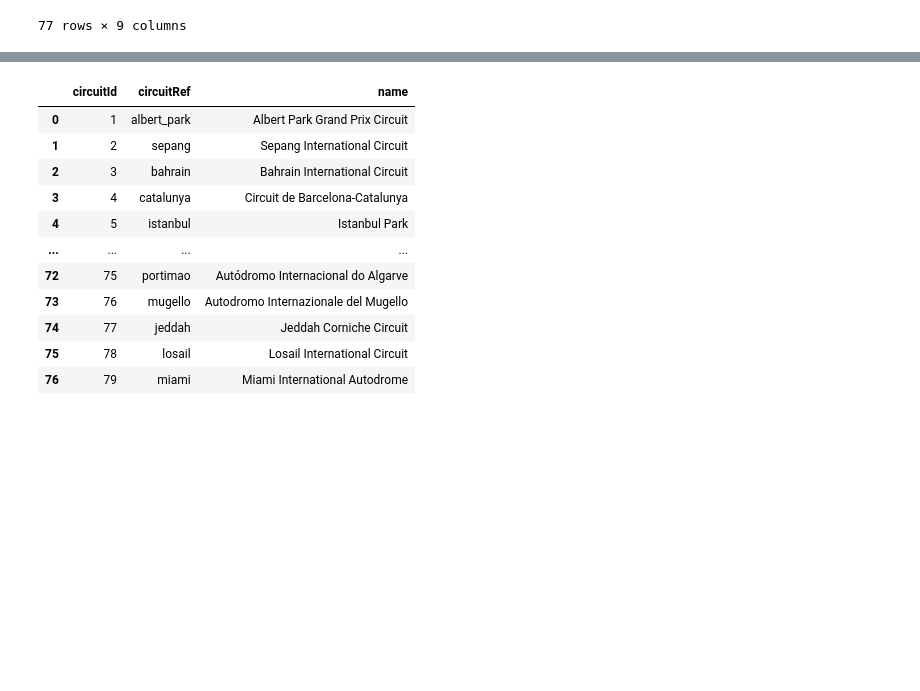
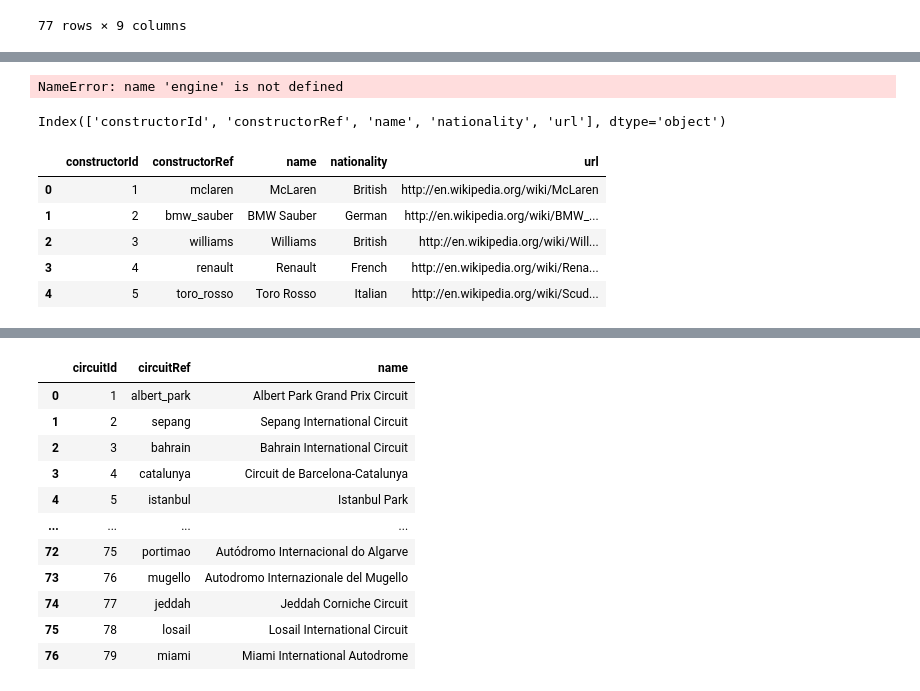
Before and after one commit to roreravi/kevin, a Jupyter notebook: sql-python/f1.ipynb, the cells around one changed output, grey strips where cells are left out. Drawn from its saved outputs; the diff is of its cells as text; code cells hidden in the pictures; blank space fills up the shorter version.

```diff
--- a/sql-python/f1.ipynb
+++ b/sql-python/f1.ipynb
@@ -78,0 +104,19 @@ df_circuits
+# %%
+constructors_standings.to_sql('constructors_standings', con=engine, index=False, if_exists='replace')
+# %% [output]
+NameError: name 'engine' is not defined
+# %%
+constructors = pd.read_csv('/Users/test/Documents/curso analista datos/kevin/sql-python/dataset_f1/constructors.csv')
+# %%
+constructors.columns
+# %% [output]
+Index(['constructorId', 'constructorRef', 'name', 'nationality', 'url'], dtype='object')
+# %%
+constructors.head()
+# %% [output]
+|  | constructorId | constructorRef | name | nationality | url |
+| 0 | 1 | mclaren | McLaren | British | http://en.wikipedia.org/wiki/McLaren |
+| 1 | 2 | bmw_sauber | BMW Sauber | German | http://en.wikipedia.org/wiki/BMW_... |
+| 2 | 3 | williams | Williams | British | http://en.wikipedia.org/wiki/Will... |
+| 3 | 4 | renault | Renault | French | http://en.wikipedia.org/wiki/Rena... |
+| 4 | 5 | toro_rosso | Toro Rosso | Italian | http://en.wikipedia.org/wiki/Scud... |
```
Also changed, not shown: parts of 12 cells of this notebook.
